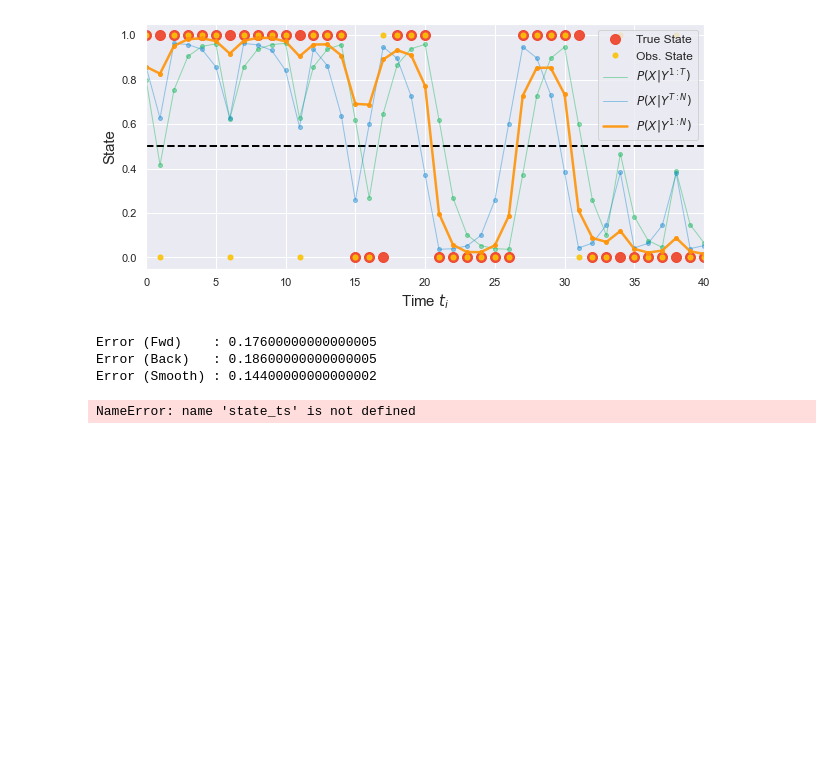
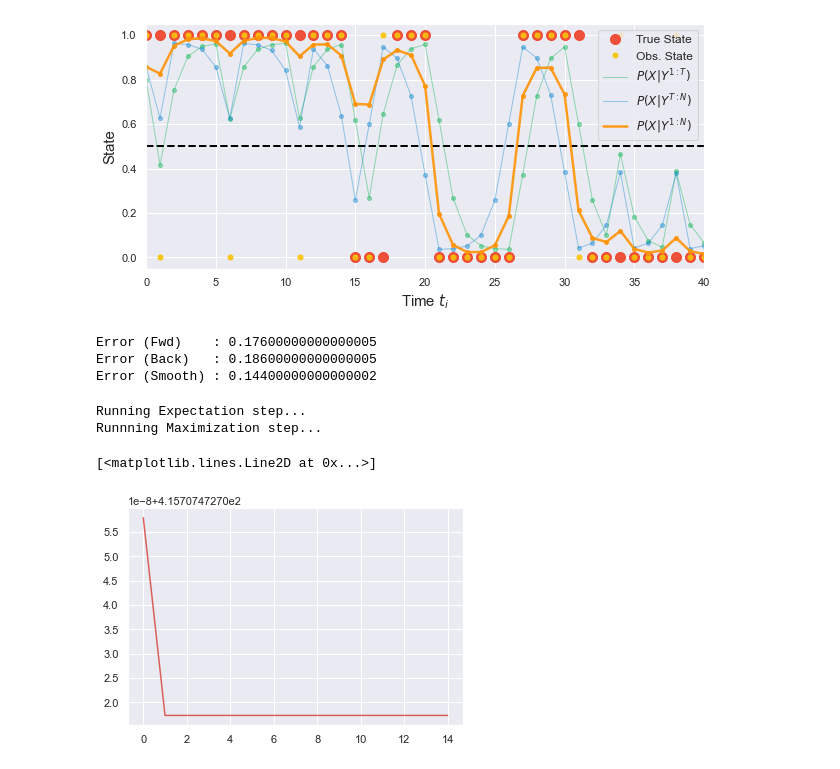
Before and after one commit to StevenJLarge/hmm, a Jupyter notebook: notebooks/07-slarge-baum-welch-optimization.ipynb, the cells around one changed output. Saved outputs shown, nothing was run; the diff lists cells and outputs as text; code cells hidden in the pictures; blank space fills up the shorter version.

Commit message:
Debugging local implementation of Baum Welch slgo

```diff
--- a/notebooks/07-slarge-baum-welch-optimization.ipynb
+++ b/notebooks/07-slarge-baum-welch-optimization.ipynb
@@ -140,15 +140,3 @@ def expectation(
         state[np.argmax(est)] = 1
         pred_states.append(state)
     return pred_states
-# %%
-# Next, the 'maximization' step which is simply the likelihood maximization,
-# under the assumption that the smoother estimates are completely accurate
-def maximization(
-    bayes_infer: any, obs_ts: Iterable, pred_ts: Iterable,
-    param_init: np.ndarray
-):
-    opt_result = bayes_infer._optimize_likelihood_local(
-        obs_ts, param_init, mode="baum-welch", state_ts=pred_ts
-    )
-    param_opt = opt_result.result
-    return param_opt
@@ -159,8 +199,10 @@ B_est = np.array([[0.7, 0.3],[0.3, 0.7]])
 param_init = [0.2, 0.3]
 
 # Now, generate the set of predicted states from the smoother
+print("Running Expectation step...")
 state_pred = expectation(bayes_infer, obs_ts, A_est, B_est)
-
-param_opt = maximization(bayes_infer, obs_ts, state_pred, param_init)
+print("Runnning Maximization step...")
+param_opt = maximization(obs_ts, state_pred, param_init)
 # %% [output]
-NameError: name 'state_ts' is not defined
+Running Expectation step...
+Runnning Maximization step...
@@ -168,0 +209,19 @@ NameError: name 'state_ts' is not defined
+# %%
+# We can then iterate over this process many times to find the optimal solution
+likelihood_tracker = []
+param_arr = [0.15, 0.15]
+for i in range(15):
+    A_est = param_arr[0] * np.ones((2, 2))
+    B_est = param_arr[1] * np.ones((2, 2))
+    A_est += np.eye(2) - 2 * param_arr[0]
+    B_est += np.eye(2) - 2 * param_arr[1]
+
+    state_pred = expectation(bayes_infer, obs_ts, A_est, B_est)
+    param_opt, likely = maximization(obs_ts, state_pred, param_arr)
+    param_arr = param_opt
+    likelihood_tracker.append(likely)
+# %%
+plt.plot(likelihood_tracker)
+# %% [output]
+[<matplotlib.lines.Line2D at 0x...>]
+[figure, added]
```
Also changed, not shown: parts of 3 cells of this notebook, 1 other file.
